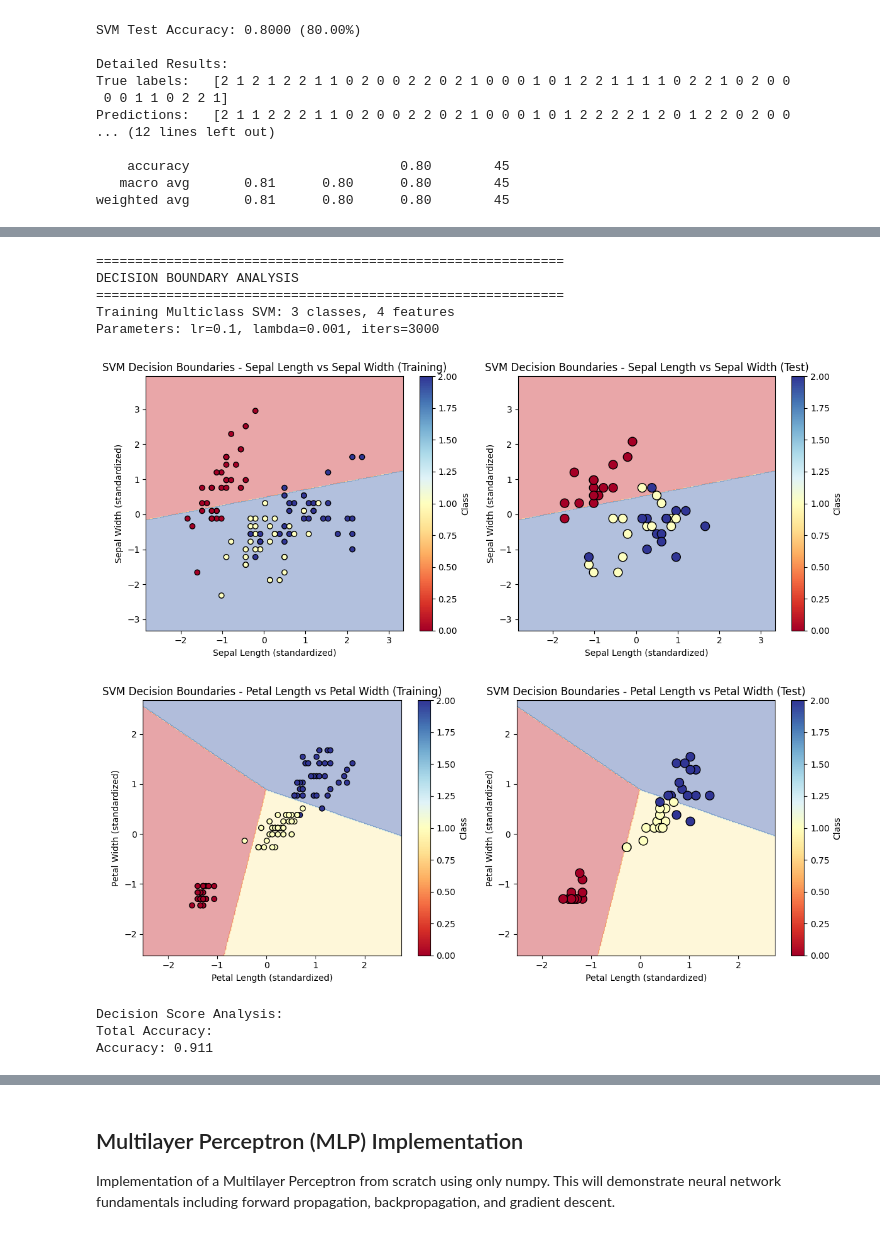
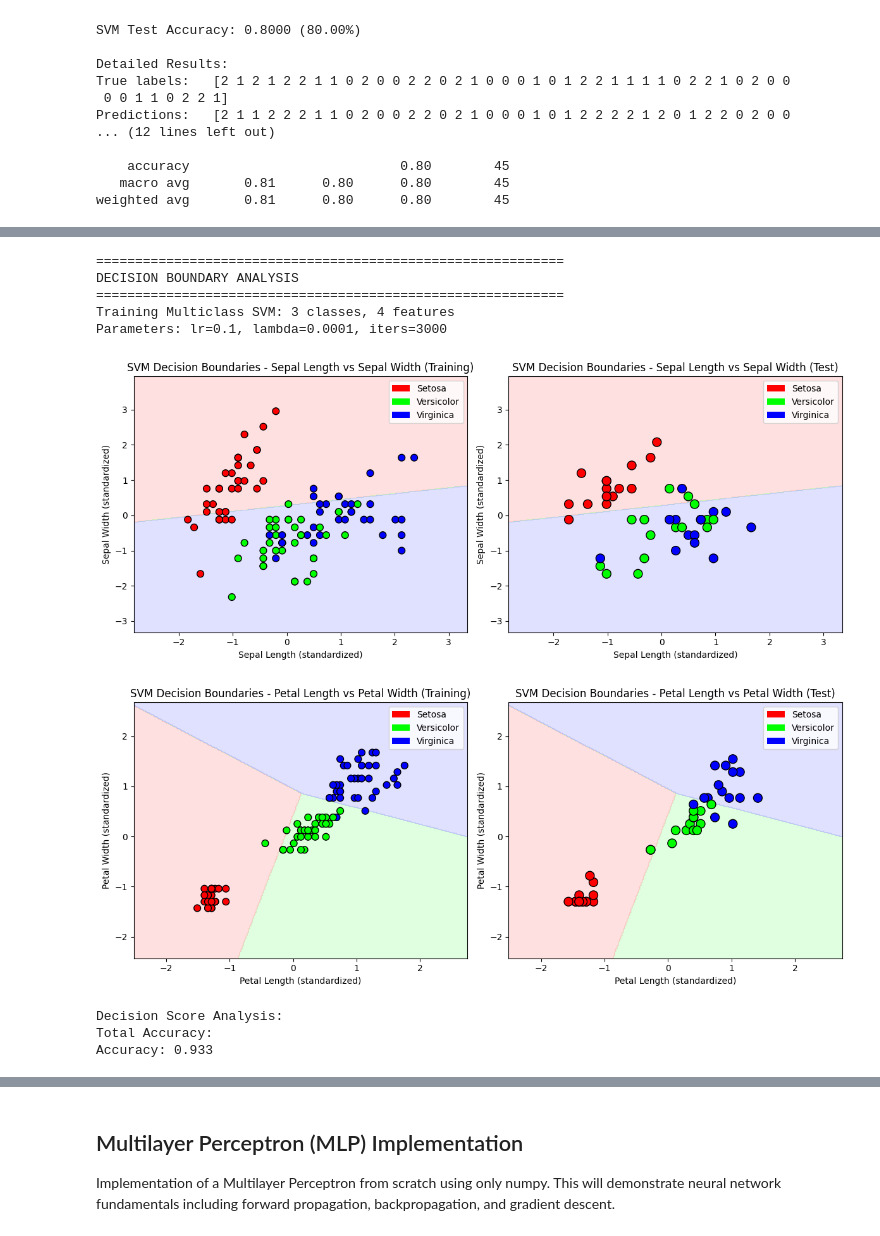
Before and after one commit to LukasKuhz/551git, a Jupyter notebook: A1.ipynb, the cells around one changed output, grey strips where cells are left out. Saved outputs shown, nothing was run; the diff lists cells and outputs as text; code cells hidden in the pictures.

Commit message:
Final version for Antoine. Added everything I need for the report and removed the useless stuff.

```diff
--- a/A1.ipynb
+++ b/A1.ipynb
@@ -926,7 +1047,7 @@ print("DECISION BOUNDARY ANALYSIS")
 print("=" * 60)
 
 # Train SVM with best parameters for decision boundary
-svm_best = MulticlassSVM(learning_rate=best_params[0], lambda_param=best_params[1], n_iters=3000)
+svm_best = MulticlassSVM(learning_rate=svm_best_params[0], lambda_param=svm_best_params[1], n_iters=svm_best_params[2])
 svm_best.fit(X_train_s, y_train)
 
 def plot_decision_boundaries_2d(svm_model, X_train, y_train, X_test, y_test, feature1, feature2, feature_names):
@@ -957,60 +1078,77 @@ def plot_decision_boundaries_2d(svm_model, X_train, y_train, X_test, y_test, fea
 
     # Plot 1: Decision boundaries with training data
     plt.subplot(1, 2, 1)
-    plt.contourf(xx, yy, Z, alpha=0.4, cmap=plt.cm.RdYlBu)
+    plt.contourf(xx, yy, Z, alpha=0.4, cmap=boundary_cmap)
     scatter = plt.scatter(X_train[:, feature1], X_train[:, feature2], c=y_train,
-                         cmap=plt.cm.RdYlBu, edgecolors='black')
+                         cmap=class_cmap, edgecolors='black', s=60)
     plt.xlabel(f'{feature_names[feature1]} (standardized)')
     plt.ylabel(f'{feature_names[feature2]} (standardized)')
     plt.title(f'SVM Decision Boundaries - {feature_names[feature1]} vs {feature_names[feature2]} (Training)')
-    plt.colorbar(scatter, label='Class')
+
+    # Create legend with class names
+    from matplotlib.patches import Patch
+    legend_elements = [Patch(facecolor=class_colors[i], label=class_names[i]) for i in range(3)]
+    plt.legend(handles=legend_elements, loc='upper right')
 
     # Plot 2: Decision boundaries with test data
     plt.subplot(1, 2, 2)
-    plt.contourf(xx, yy, Z, alpha=0.4, cmap=plt.cm.RdYlBu)
+    plt.contourf(xx, yy, Z, alpha=0.4, cmap=boundary_cmap)
     scatter = plt.scatter(X_test[:, feature1], X_test[:, feature2], c=y_test,
-                         cmap=plt.cm.RdYlBu, edgecolors='black', s=100)
+                         cmap=class_cmap, edgecolors='black', s=100)
     plt.xlabel(f'{feature_names[feature1]} (standardized)')
     plt.ylabel(f'{feature_names[feature2]} (standardized)')
     plt.title(f'SVM Decision Boundaries - {feature_names[feature1]} vs {feature_names[feature2]} (Test)')
-    plt.colorbar(scatter, label='Class')
+
+    # Create legend with class names
+    legend_elements = [Patch(facecolor=class_colors[i], label=class_names[i]) for i in range(3)]
+    plt.legend(handles=legend_elements, loc='upper right')
 
     plt.tight_layout()
     plt.show()
 
-# Feature names for labeling
+# Feature names and class information for consistent plotting
 feature_names = ["Sepal Length", "Sepal Width", "Petal Length", "Petal Width"]
+class_names = ["Setosa", "Versicolor", "Virginica"]
 
-# Plot decision boundaries for sepal features (should now show proper boundaries)
+# Define consistent colors for each class (maximally different colors)
+import matplotlib.colors as mcolors
+class_colors = ['#FF0000', '#00FF00', '#0000FF']  # Pure Red, Pure Green, Pure Blue
+class_cmap = mcolors.ListedColormap(class_colors)
+
+# Create a custom colormap for decision boundaries (lighter versions)
+boundary_colors = ['#FFB3B3', '#B3FFB3', '#B3B3FF']  # Light Red, Light Green, Light Blue
+boundary_cmap = mcolors.ListedColormap(boundary_colors)
+
+# Plot best decision boundaries for sepal features
 plot_decision_boundaries_2d(svm_best, X_train_s, y_train, X_test_s, y_test, 0, 1, feature_names)
 
-# Plot decision boundaries for petal features
+# Plot best decision boundaries for petal features
 plot_decision_boundaries_2d(svm_best, X_train_s, y_train, X_test_s, y_test, 2, 3, feature_names)
 
 # Additional visualization: Show decision scores for each class
 print("\nDecision Score Analysis:")
 decision_scores = np.zeros((X_test_s.shape[0], 3))
 for class_idx, classifier in svm_best.classifiers.items():
     weights = classifier['weights']
     bias = classifier['bias']
     decision_scores[:, class_idx] = X_test_s @ weights + bias
 
 print("Total Accuracy:")
 correct = 0
 for i in range(len(X_test_s)):
     true_class = y_test[i]
     pred_class = np.argmax(decision_scores[i])
     if true_class == pred_class:
         correct += 1
 print(f"Accuracy: {round(correct/len(X_test_s), 3)}")
 # %% [output]
 ============================================================
 DECISION BOUNDARY ANALYSIS
 ============================================================
 Training Multiclass SVM: 3 classes, 4 features
-Parameters: lr=0.1, lambda=0.001, iters=3000
+Parameters: lr=0.1, lambda=0.0001, iters=3000
-[figure, old version]
+[figure, new version]
-[figure, old version]
+[figure, new version]
 Decision Score Analysis:
 Total Accuracy:
-Accuracy: 0.911
+Accuracy: 0.933
```
Also changed, not shown: parts of 7 cells of this notebook.
